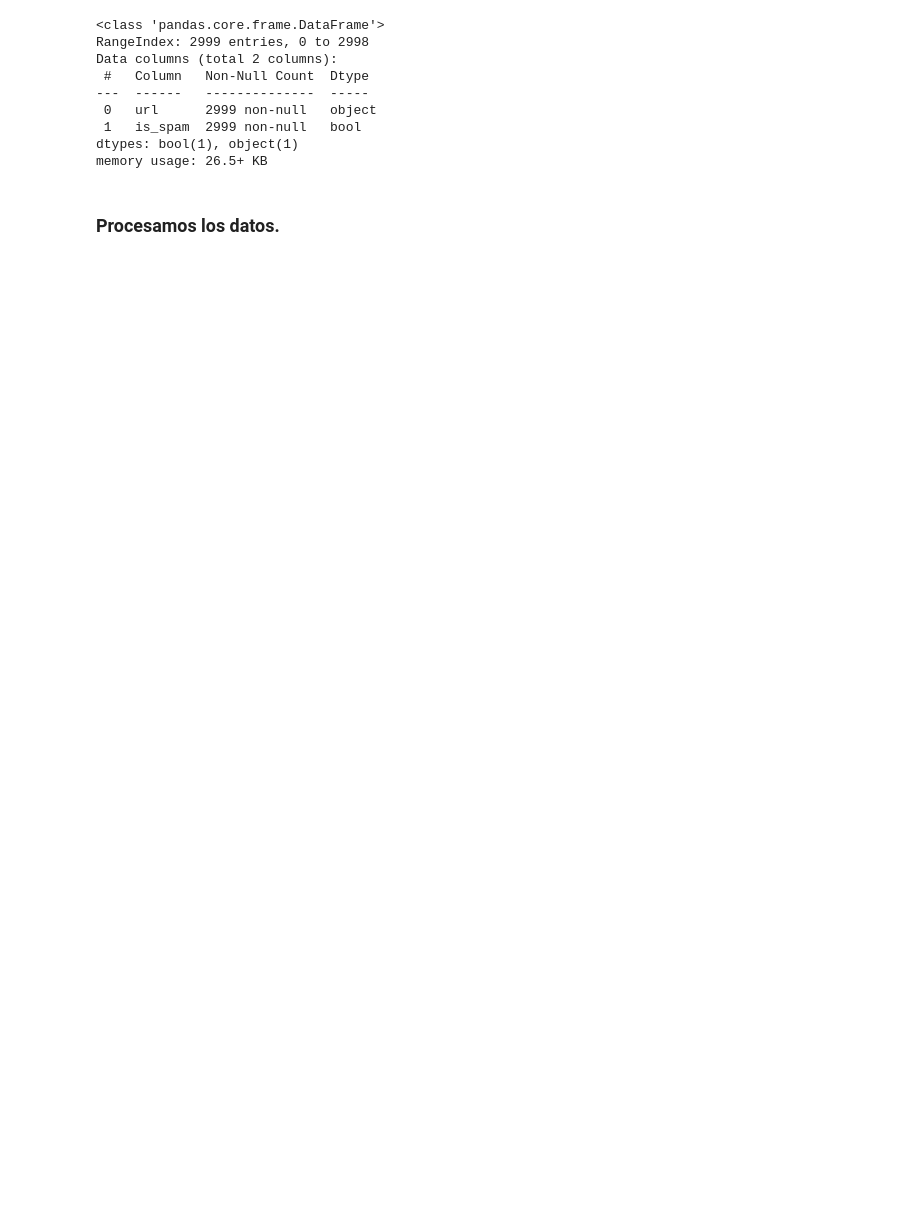
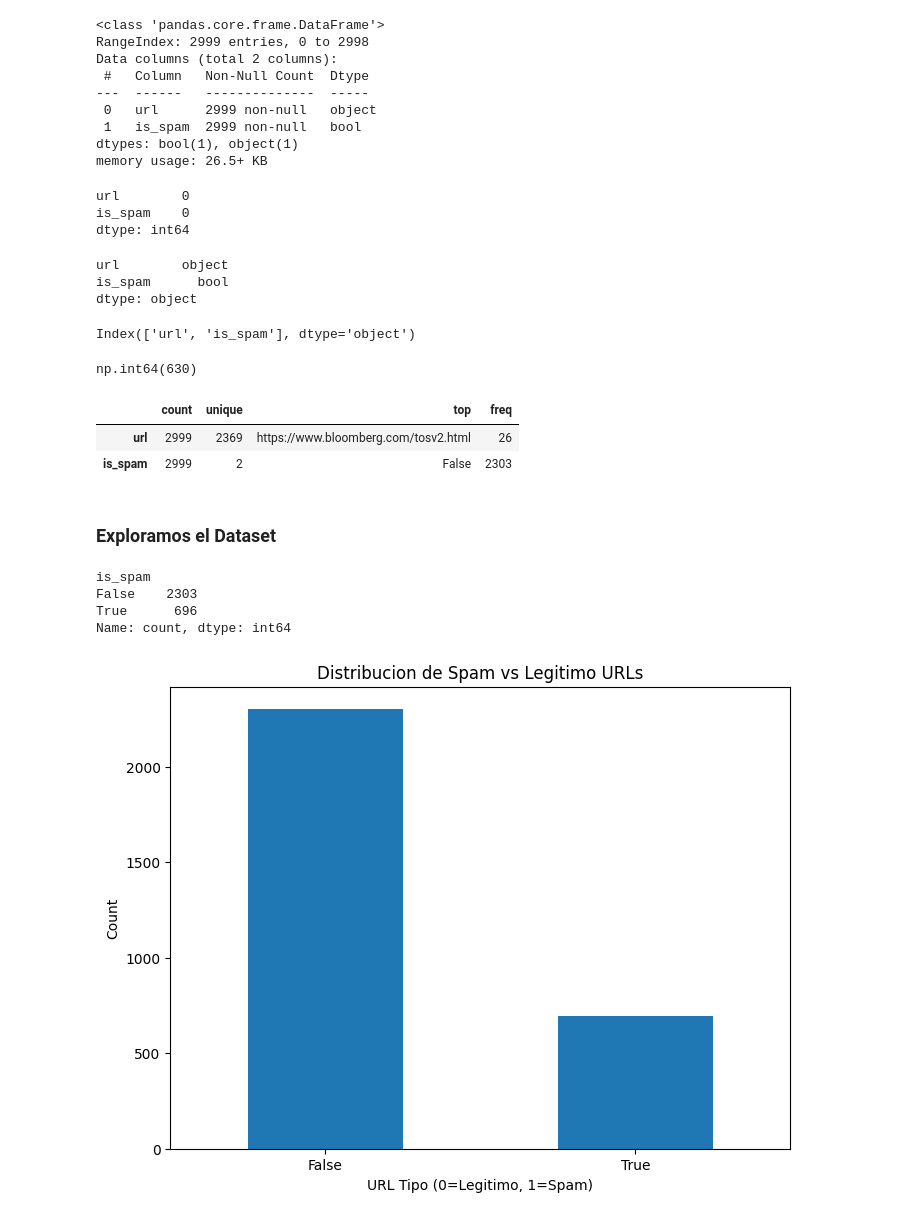
Before and after one commit to 4GeeksAcademy/infoasir20-primer-algoritmo, a Jupyter notebook: src/12-nlp.ipynb, the cells around one changed output. Drawn from its saved outputs; the diff is of its cells as text; code cells hidden in the pictures; blank space fills up the shorter version.

```diff
--- a/src/12-nlp.ipynb
+++ b/src/12-nlp.ipynb
@@ -59,5 +74,49 @@ Data columns (total 2 columns):
  1   is_spam  2999 non-null   bool
 dtypes: bool(1), object(1)
 memory usage: 26.5+ KB
+# %%
+df.isnull().sum()
+# %% [output]
+url        0
+is_spam    0
+dtype: int64
+# %%
+df.dtypes
+# %% [output]
+url        object
+is_spam      bool
+dtype: object
+# %%
+df.columns
+# %% [output]
+Index(['url', 'is_spam'], dtype='object')
+# %%
+df.duplicated().sum()
+# %% [output]
+np.int64(630)
+# %%
+df.describe().T
+# %% [output]
+|  | count | unique | top | freq |
+| url | 2999 | 2369 | https://www.bloomberg.com/tosv2.html | 26 |
+| is_spam | 2999 | 2 | False | 2303 |
 # %% [markdown]
-### Procesamos los datos.
+### Exploramos el Dataset
+# %%
+# Distribucion de las clases
+df['is_spam'].value_counts()
+# %% [output]
+is_spam
+False    2303
+True      696
+Name: count, dtype: int64
+# %%
+plt.figure(figsize=(8, 6))
+df['is_spam'].value_counts().plot(kind='bar')
+plt.title('Distribucion de Spam vs Legitimo URLs')
+plt.xlabel('URL Tipo (0=Legitimo, 1=Spam)')
+plt.ylabel('Count')
+plt.xticks(rotation=0)
+plt.show()
+# %% [output]
+[figure, added]
```
Also changed, not shown: parts of 26 cells of this notebook.
